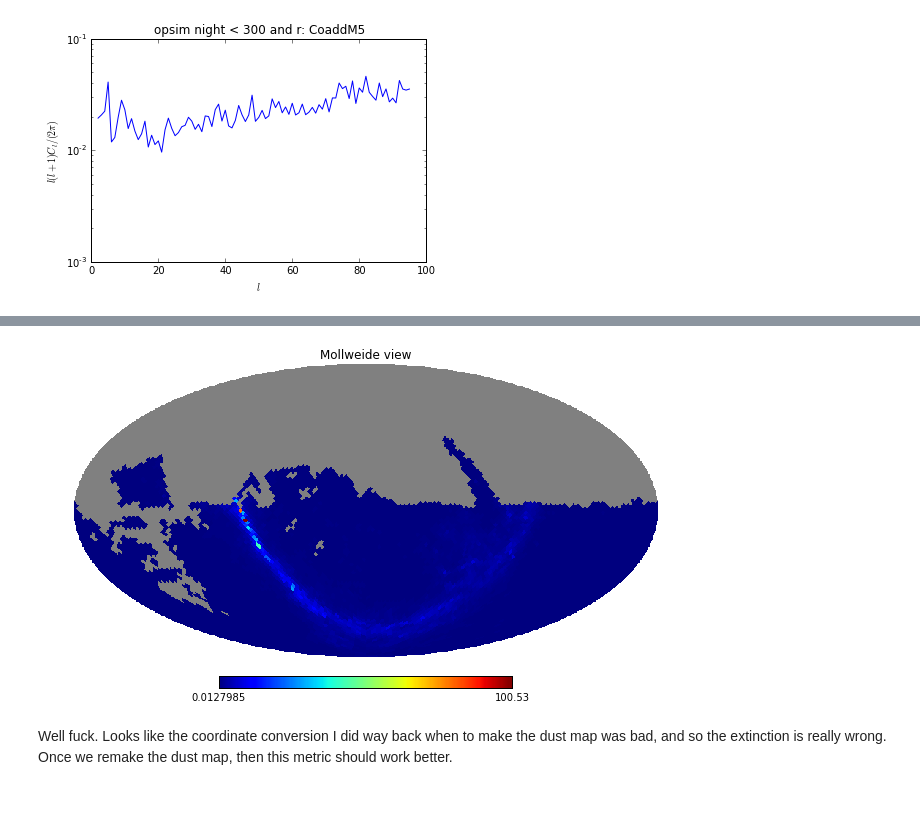
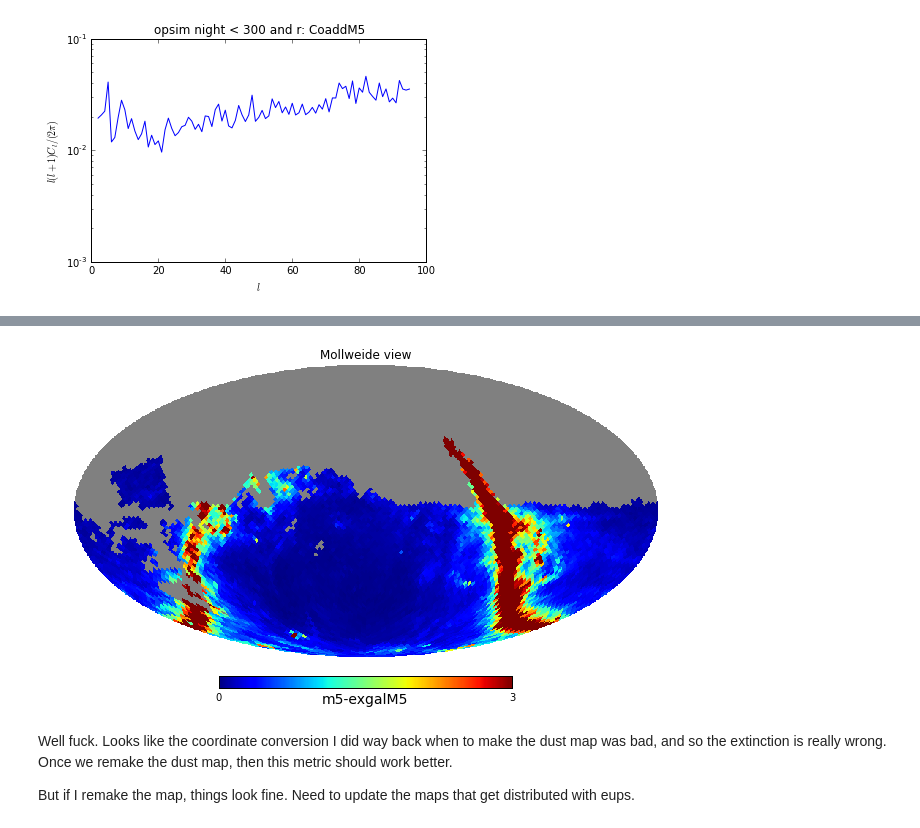
Before and after one commit to yoachim/ObservingStrategy, a Jupyter notebook: notebooks/MapExample.ipynb, the cells around one changed output, grey strips where cells are left out. Cells and saved outputs as stored; diff of their text form; code cells hidden in the pictures; blank space fills up the shorter version.

```diff
--- a/notebooks/MapExample.ipynb
+++ b/notebooks/MapExample.ipynb
@@ -18,7 +18,7 @@ opsdb = db.OpsimDatabase(database)
 outDir = 'MapExample'
 resultsDb = db.ResultsDb(outDir=outDir)
 # %%
-dustMap = maps.DustMap()
+dustMap = maps.DustMap(interp=False)
 # %%
 nside = 32
 sql = 'night < 300 and filter="r"'
@@ -71,7 +71,9 @@ Plotting complete.
 # %%
 import healpy as hp
-hp.mollview(bundle.metricValues - bundle2.metricValues)
+hp.mollview(bundle.metricValues - bundle2.metricValues, min=0, max=3, unit='m5-exgalM5')
 # %% [output]
-[figure, old version]
+[figure, new version]
 # %% [markdown]
 Well fuck. Looks like the coordinate conversion I did way back when to make the dust map was bad, and so the extinction is really wrong.  Once we remake the dust map, then this metric should work better.
+
+But if I remake the map, things look fine.  Need to update the maps that get distributed with eups.
```
Also changed, not shown: parts of 1 cell of this notebook.
